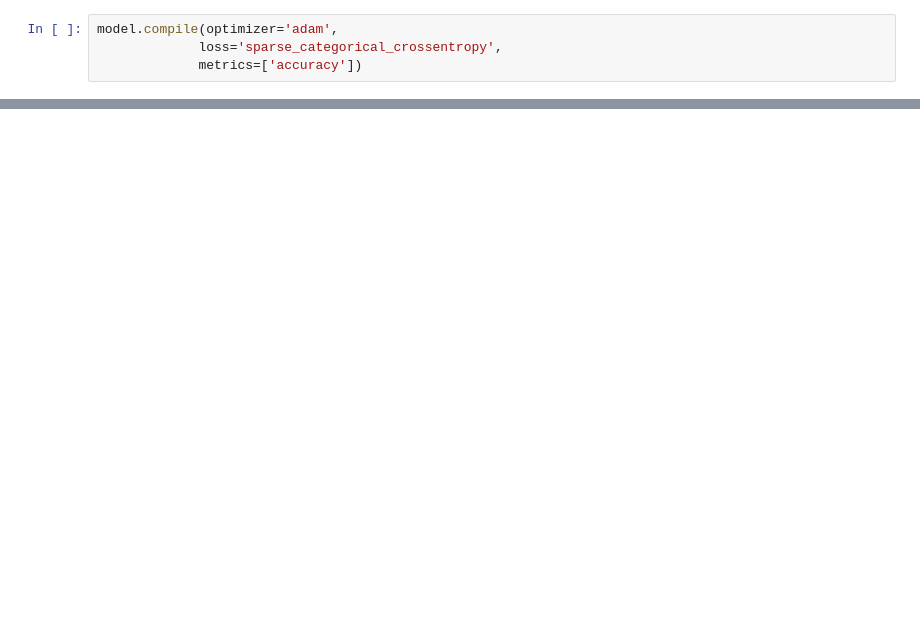
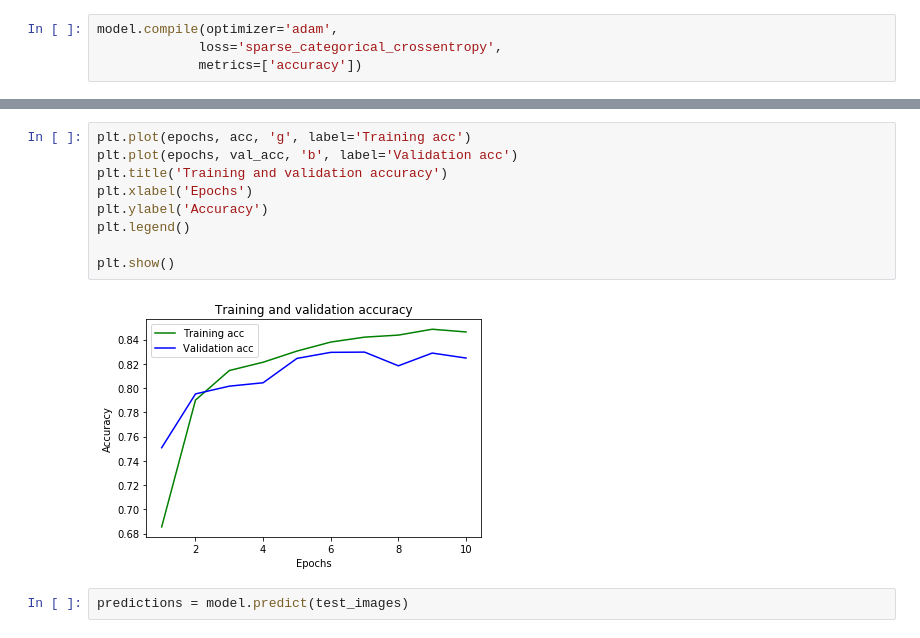
Before and after one commit to satyamsingh1004/ML, a Jupyter notebook: Fashion_MNIST_Keras.ipynb, the cells around one changed output, grey strips where cells are left out. Cells and saved outputs as stored; diff of their text form; blank space fills up the shorter version.

```diff
--- a/Fashion_MNIST_Keras.ipynb
+++ b/Fashion_MNIST_Keras.ipynb
@@ -84,0 +103,13 @@ test_loss, test_acc = model.evaluate(test_images,test_labels)
+# %%
+plt.plot(epochs, acc, 'g', label='Training acc')
+plt.plot(epochs, val_acc, 'b', label='Validation acc')
+plt.title('Training and validation accuracy')
+plt.xlabel('Epochs')
+plt.ylabel('Accuracy')
+plt.legend()
+
+plt.show()
+# %% [output]
+[figure, added]
+# %%
+predictions = model.predict(test_images)
```
Also changed, not shown: parts of 9 cells of this notebook.
